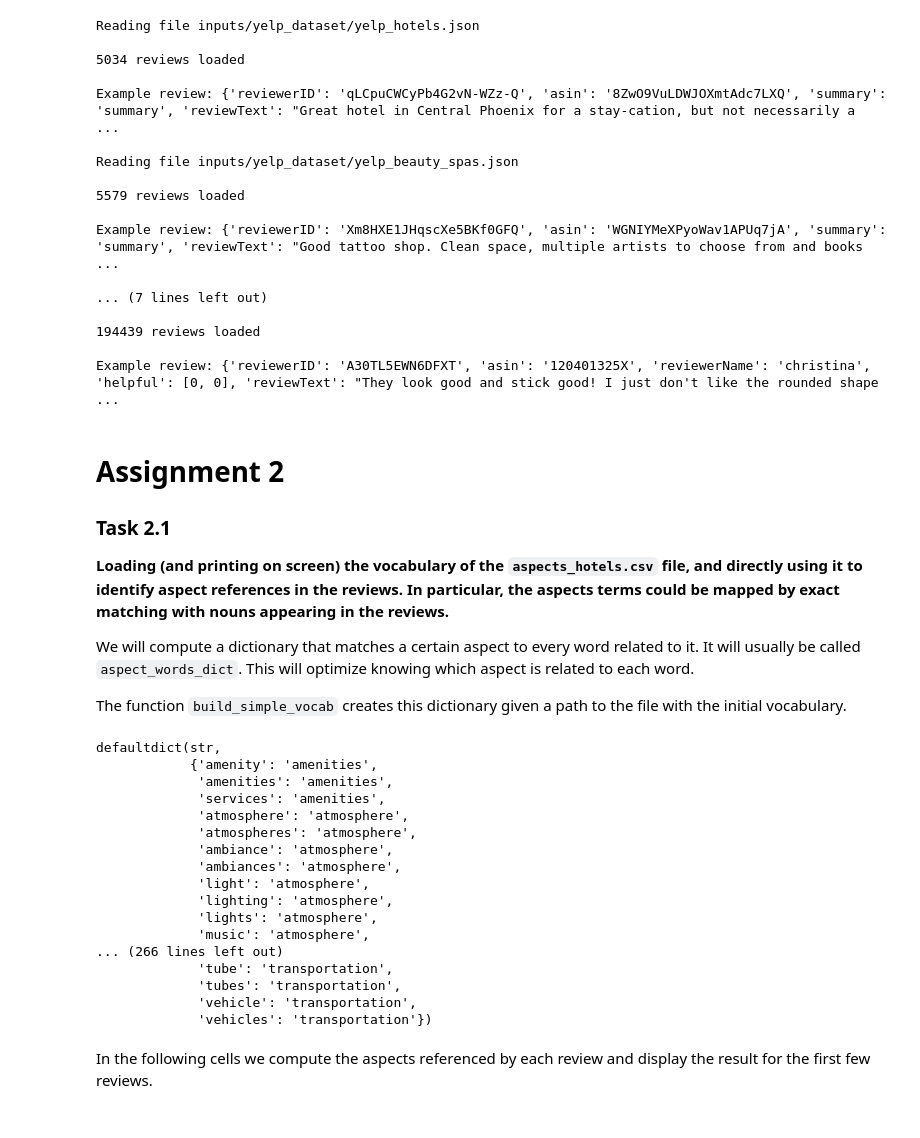
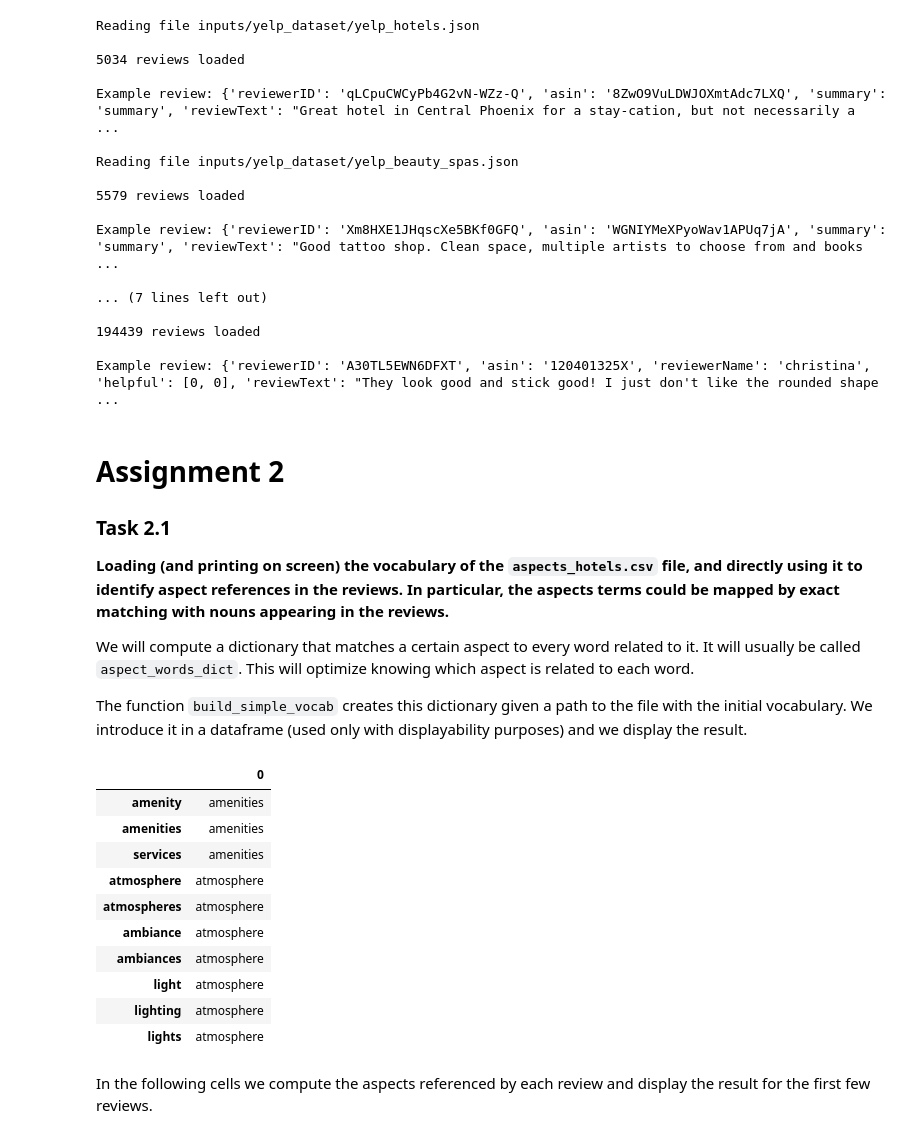
Before and after one commit to fjsaezm/mcd-nlp, a Jupyter notebook: P1/src.ipynb, the cells around one changed output. Saved outputs shown, nothing was run; the diff lists cells and outputs as text; code cells hidden in the pictures.

```diff
--- a/P1/src.ipynb
+++ b/P1/src.ipynb
@@ -101,53 +101,52 @@ Example review: {'reviewerID': 'A30TL5EWN6DFXT', 'asin': '120401325X', 'reviewer
 
 We will compute a dictionary that matches a certain aspect to every word related to it. It will usually be called `aspect_words_dict`. This will optimize knowing which aspect is related to each word.
 
-The function `build_simple_vocab` creates this dictionary given a path to the file with the initial vocabulary.
+The function `build_simple_vocab` creates this dictionary given a path to the file with the initial vocabulary. We introduce it in a dataframe (used only with displayability purposes) and we display the result.
 # %%
 aspect_hotels_path = 'inputs/aspects/aspects_hotels.csv'
 
 
 def load_vocab(path):
+    """
+    Loads the vocabulary from a given csv
+    """
     vocab = pd.read_csv(path, names=['aspect', 'word'])
     return vocab.groupby('aspect')['word'].apply(list)
 
 
 def create_word_to_aspects_dict(aspect_words_dict):
     '''
         This function transforms an 'aspect to words'
         dictionary to a 'word to aspect' default dictionary
     '''
     word_aspect_dict = defaultdict(str)
     for aspect, words in aspect_words_dict.items():
         for word in words:
             word_aspect_dict[word] = aspect
     return word_aspect_dict
 
 
 def build_simple_vocab(path):
     aspect_words_dict = load_vocab(path)
     word_aspect_dict = create_word_to_aspects_dict(aspect_words_dict)
     return word_aspect_dict
 
 
-build_simple_vocab(aspect_hotels_path)
+word_aspect_dict = build_simple_vocab(aspect_hotels_path)
+printable = pd.DataFrame.from_dict(word_aspect_dict, orient='index')
+printable.head(10)
 # %% [output]
-defaultdict(str,
-            {'amenity': 'amenities',
-             'amenities': 'amenities',
-             'services': 'amenities',
-             'atmosphere': 'atmosphere',
-             'atmospheres': 'atmosphere',
-             'ambiance': 'atmosphere',
-             'ambiances': 'atmosphere',
-             'light': 'atmosphere',
-             'lighting': 'atmosphere',
-             'lights': 'atmosphere',
-             'music': 'atmosphere',
-... (266 lines left out)
-             'tube': 'transportation',
-             'tubes': 'transportation',
-             'vehicle': 'transportation',
-             'vehicles': 'transportation'})
+|  | 0 |
+| amenity | amenities |
+| amenities | amenities |
+| services | amenities |
+| atmosphere | atmosphere |
+| atmospheres | atmosphere |
+| ambiance | atmosphere |
+| ambiances | atmosphere |
+| light | atmosphere |
+| lighting | atmosphere |
+| lights | atmosphere |
 # %% [markdown]
 In the following cells we compute the aspects referenced by each review and display the result for the first few reviews.
 # %%
```
Also changed, not shown: parts of 5 cells of this notebook.
